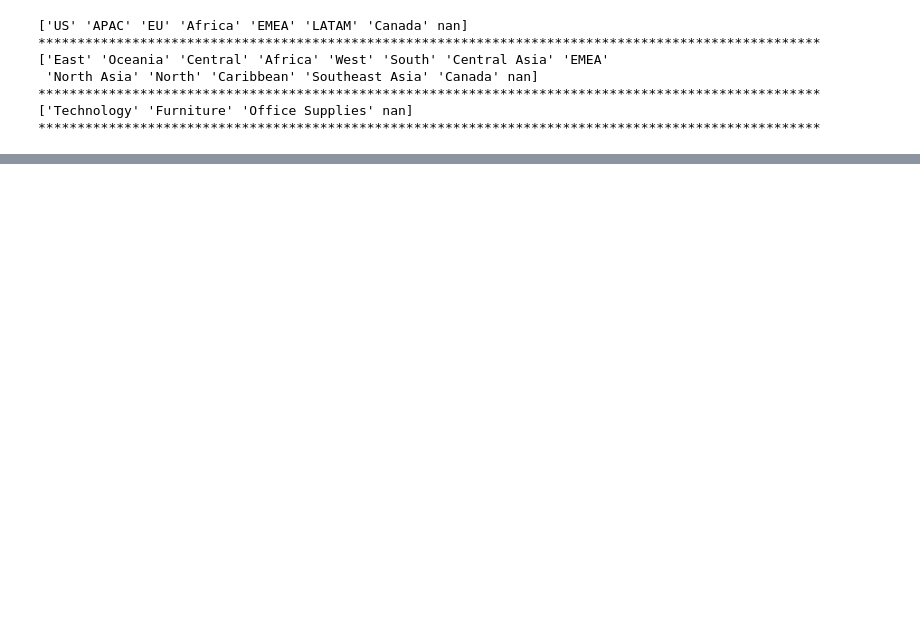
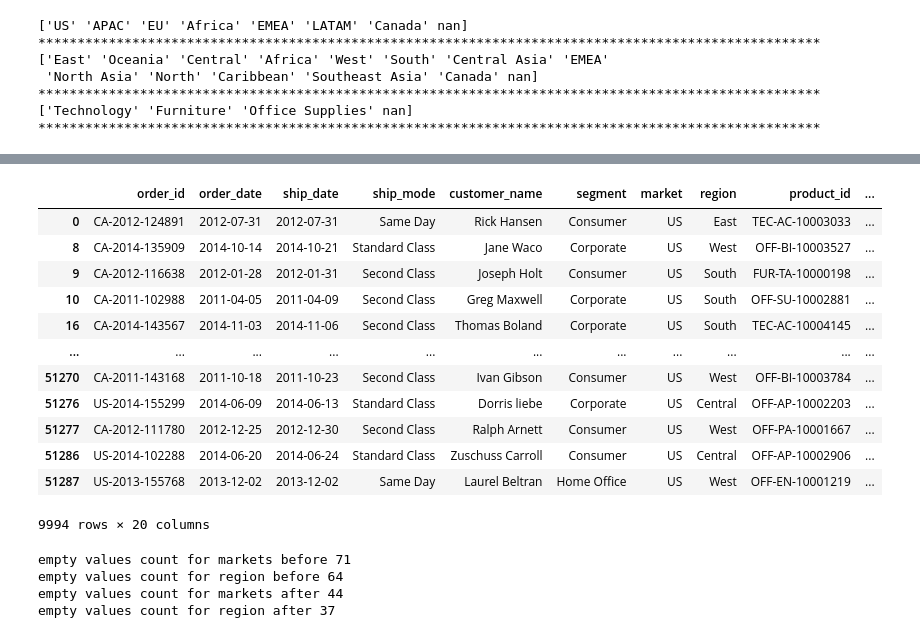
Before and after one commit to khubim/M.Sc_Group_Project, a Jupyter notebook: Superstore_analysis.ipynb, the cells around one changed output, grey strips where cells are left out. Saved outputs shown, nothing was run; the diff lists cells and outputs as text; code cells hidden in the pictures; blank space fills up the shorter version.

```diff
--- a/Superstore_analysis.ipynb
+++ b/Superstore_analysis.ipynb
@@ -140,3 +166,9 @@ print(100*"*")
 ****************************************************************************************************
 ['Technology' 'Furniture' 'Office Supplies' nan]
 ****************************************************************************************************
+# %%
+# splitting city and country for location region
+orders_df[['city', 'country']] = orders_df['location'].str.split(',', expand=True)
+orders_df['country'] = orders_df['country'].str.strip()
+orders_df.drop('location',axis=1,inplace=True)
+orders_df.head()
@@ -142,0 +201,29 @@ print(100*"*")
+# %%
+# checking for Newyork, United states
+orders_df.loc[orders_df['country'] == 'United States']
+# %% [output]
+|  | order_id | order_date | ship_date | ship_mode | customer_name | segment | market | region | product_id | ... |
+| 0 | CA-2012-124891 | 2012-07-31 | 2012-07-31 | Same Day | Rick Hansen | Consumer | US | East | TEC-AC-10003033 | ... |
+| 8 | CA-2014-135909 | 2014-10-14 | 2014-10-21 | Standard Class | Jane Waco | Corporate | US | West | OFF-BI-10003527 | ... |
+| 9 | CA-2012-116638 | 2012-01-28 | 2012-01-31 | Second Class | Joseph Holt | Consumer | US | South | FUR-TA-10000198 | ... |
+| 10 | CA-2011-102988 | 2011-04-05 | 2011-04-09 | Second Class | Greg Maxwell | Corporate | US | South | OFF-SU-10002881 | ... |
+| 16 | CA-2014-143567 | 2014-11-03 | 2014-11-06 | Second Class | Thomas Boland | Corporate | US | South | TEC-AC-10004145 | ... |
+| ... | ... | ... | ... | ... | ... | ... | ... | ... | ... | ... |
+| 51270 | CA-2011-143168 | 2011-10-18 | 2011-10-23 | Second Class | Ivan Gibson | Consumer | US | West | OFF-BI-10003784 | ... |
+| 51276 | US-2014-155299 | 2014-06-09 | 2014-06-13 | Standard Class | Dorris liebe | Corporate | US | Central | OFF-AP-10002203 | ... |
+| 51277 | CA-2012-111780 | 2012-12-25 | 2012-12-30 | Second Class | Ralph Arnett | Consumer | US | West | OFF-PA-10001667 | ... |
+| 51286 | US-2014-102288 | 2014-06-20 | 2014-06-24 | Standard Class | Zuschuss Carroll | Consumer | US | Central | OFF-AP-10002906 | ... |
+| 51287 | US-2013-155768 | 2013-12-02 | 2013-12-02 | Same Day | Laurel Beltran | Home Office | US | West | OFF-EN-10001219 | ... |
+9994 rows × 20 columns
+# %%
+print("empty values count for markets before", orders_df['market'].isnull().sum())
+print("empty values count for region before", orders_df['region'].isnull().sum())
+orders_df.loc[(pd.isnull(orders_df.market)) & (orders_df['country'] == 'United States'), 'market'] = 'US'
+orders_df.loc[(pd.isnull(orders_df.region)) & (orders_df['country'] == 'United States') & (orders_df['city'] == 'New York'), 'region'] = 'East'
+print("empty values count for markets after", orders_df['market'].isnull().sum())
+print("empty values count for region after", orders_df['region'].isnull().sum())
+# %% [output]
+empty values count for markets before 71
+empty values count for region before 64
+empty values count for markets after 44
+empty values count for region after 37
```
Also changed, not shown: parts of 20 cells of this notebook.
